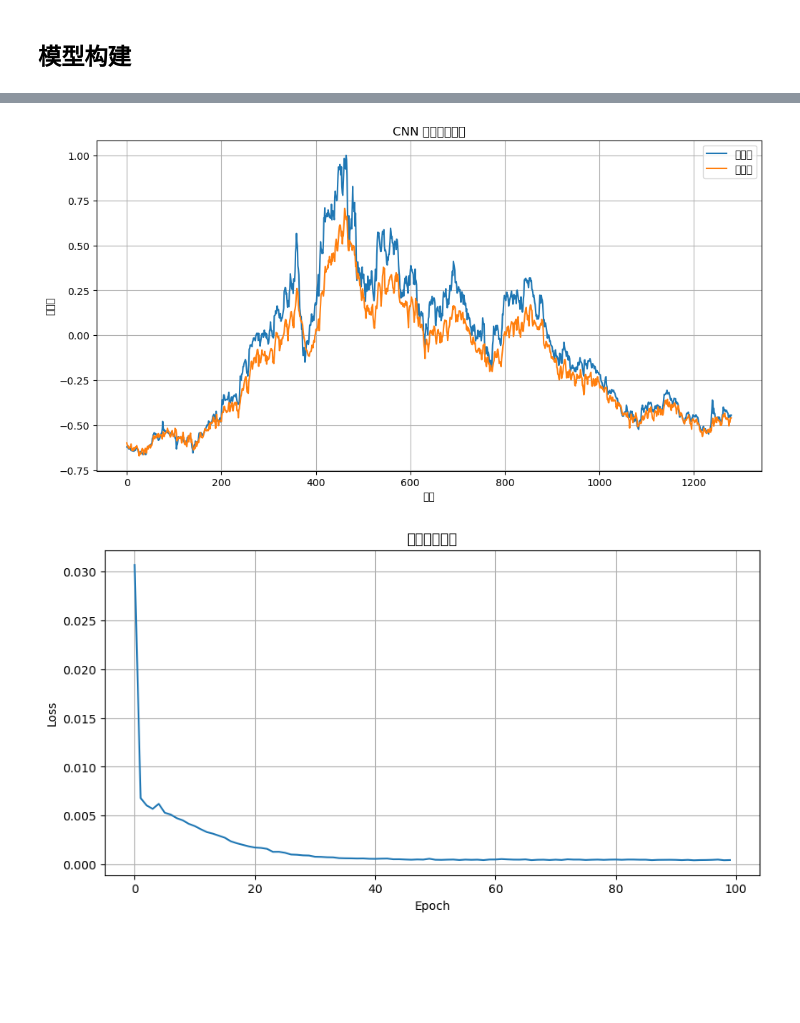
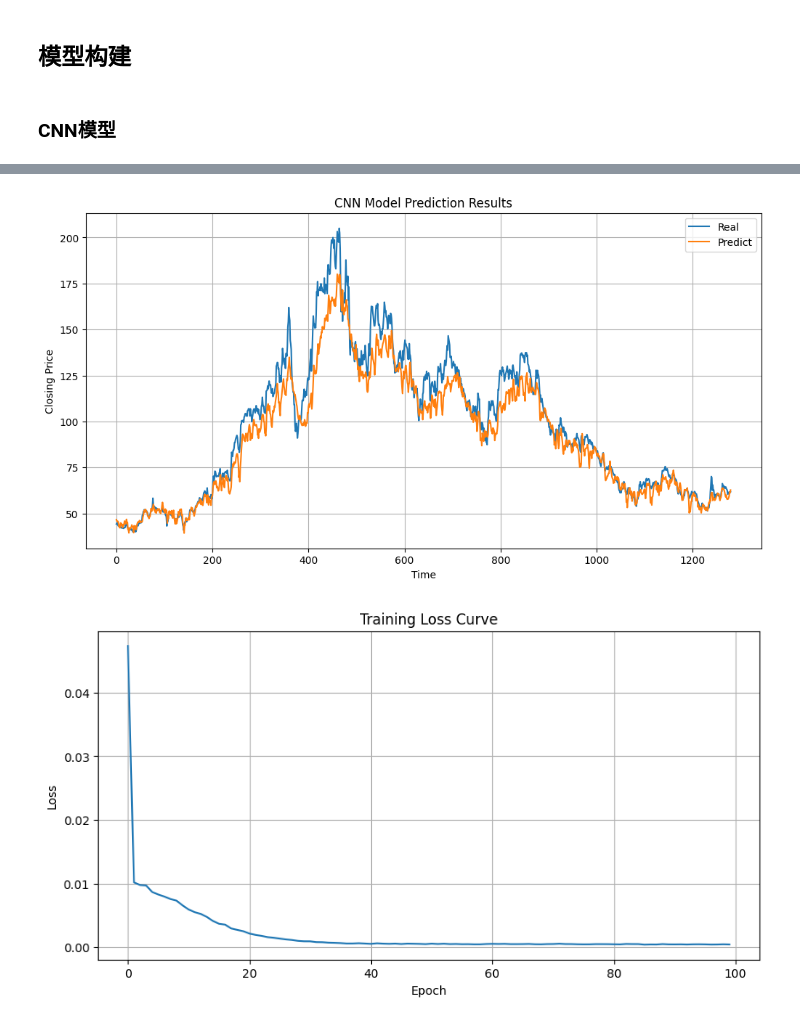
Before and after one commit to SaxonNB/xianyu, a Jupyter notebook: cnnlstm/code/bo_cnn_lstm.ipynb, the cells around one changed output, grey strips where cells are left out. Cells and saved outputs as stored; diff of their text form; code cells hidden in the pictures; blank space fills up the shorter version.

```diff
--- a/cnnlstm/code/bo_cnn_lstm.ipynb
+++ b/cnnlstm/code/bo_cnn_lstm.ipynb
@@ -339,10 +339,15 @@ print(df.head(10))
 from sklearn.preprocessing import MinMaxScaler
 # 对所有列进行归一化处理，将所有列的值归一化到 [0, 1]
 # df = df.apply(lambda x: (x - x.min()) / (x.max() - x.min()))
+df_y = df['close']
+scaler_y = MinMaxScaler(feature_range=(-1,1))
 scaler = MinMaxScaler(feature_range=(-1,1))
 df = pd.DataFrame(scaler.fit_transform(df), columns=df.columns)
+df_y = pd.DataFrame(scaler_y.fit_transform(df_y.values.reshape(-1, 1)), columns=['close'])
+
 # 显示前 10 行数据
 print(df.head(10))
+print(df_y.head(10))
 # %% [output]
        open      high       low     close  old_close    volume    amount  \
 0 -0.971343 -0.974101 -0.971424 -0.970073  -0.972592 -0.987441 -0.996338
@@ -598,6 +610,8 @@ print("每个样本包含过去10天的3个主成分，形状为: (10, 3)")
 每个样本包含过去10天的3个主成分，形状为: (10, 3)
 # %% [markdown]
 ## 模型构建
+# %% [markdown]
+### CNN模型
 # %%
 # 转换为PyTorch张量
 X_train_tensor = torch.FloatTensor(X_train)
@@ -659,7 +673,7 @@ optimizer = optim.Adam(model.parameters(), lr=0.001)
 
 # 训练模型
 num_epochs = 100
-train_losses = []
+train_losses_cnn = []
 
 for epoch in range(num_epochs):
     model.train()
@@ -679,7 +693,7 @@ for epoch in range(num_epochs):
 
     # 计算每个epoch的平均损失
     epoch_loss = running_loss / len(train_loader)
-    train_losses.append(epoch_loss)
+    train_losses_cnn.append(epoch_loss)
 
     if (epoch + 1) % 10 == 0:
         print(f'Epoch [{epoch+1}/{num_epochs}], Loss: {epoch_loss:.4f}')
@@ -691,36 +705,43 @@ with torch.no_grad():
     train_predictions = model(X_train_tensor).numpy()
 
     # 对测试集进行预测
-    test_predictions = model(X_test_tensor).numpy()
+    test_predictions_cnn = model(X_test_tensor).numpy()
+
+# 反归一化处理
+y_train = scaler_y.inverse_transform(y_train.reshape(-1,1))
+train_predictions = scaler_y.inverse_transform(train_predictions.reshape(-1,1))
+y_test = scaler_y.inverse_transform(y_test.reshape(-1,1))
+test_predictions_cnn = scaler_y.inverse_transform(test_predictions_cnn.reshape(-1,1))
+
 
 # 计算评估指标
-train_rmse = math.sqrt(mean_squared_error(y_train, train_predictions))
-train_mae = mean_absolute_error(y_train, train_predictions)
-train_r2 = r2_score(y_train, train_predictions)
+train_rmse_cnn = math.sqrt(mean_squared_error(y_train, train_predictions))
+train_mae_cnn = mean_absolute_error(y_train, train_predictions)
+train_r2_cnn = r2_score(y_train, train_predictions)
 
-test_rmse = math.sqrt(mean_squared_error(y_test, test_predictions))
-test_mae = mean_absolute_error(y_test, test_predictions)
-test_r2 = r2_score(y_test, test_predictions)
+test_rmse_cnn = math.sqrt(mean_squared_error(y_test, test_predictions_cnn))
+test_mae_cnn = mean_absolute_error(y_test, test_predictions_cnn)
+test_r2_cnn = r2_score(y_test, test_predictions_cnn)
 
 print("\n评估指标:")
-print(f"训练集 - RMSE: {train_rmse:.3f}, MAE: {train_mae:.3f}, R²: {train_r2:.4f}")
-print(f"测试集 - RMSE: {test_rmse:.3f}, MAE: {test_mae:.3f}, R²: {test_r2:.4f}")
+print(f"训练集 - RMSE: {train_rmse_cnn:.3f}, MAE: {train_mae_cnn:.3f}, R²: {train_r2_cnn:.4f}")
+print(f"测试集 - RMSE: {test_rmse_cnn:.3f}, MAE: {test_mae_cnn:.3f}, R²: {test_r2_cnn:.4f}")
 
 # 可视化预测结果
 plt.figure(figsize=(12, 6))
-plt.plot(y_test, label='实际值')
-plt.plot(test_predictions, label='预测值')
+plt.plot(y_test, label='Real')
+plt.plot(test_predictions_cnn, label='Predict')
 plt.legend()
-plt.title('CNN 模型预测结果')
-plt.xlabel('时间')
-plt.ylabel('收盘价')
+plt.title('CNN Model Prediction Results')
+plt.xlabel('Time')
+plt.ylabel('Closing Price')
 plt.grid(True)
 plt.show()
 
 # 可视化损失曲线
 plt.figure(figsize=(10, 5))
-plt.plot(train_losses)
-plt.title('训练损失曲线')
+plt.plot(train_losses_cnn)
+plt.title('Training Loss Curve')
 plt.xlabel('Epoch')
 plt.ylabel('Loss')
 plt.grid(True)
@@ -743,5 +764,5 @@ Epoch [100/100], Loss: 0.0005
-[figure, old version]
+[figure, new version]
-[figure, old version]
+[figure, new version]
 # %%
 import torch
 import torch.nn as nn
```
Also changed, not shown: parts of 16 cells of this notebook, 8 other files.
